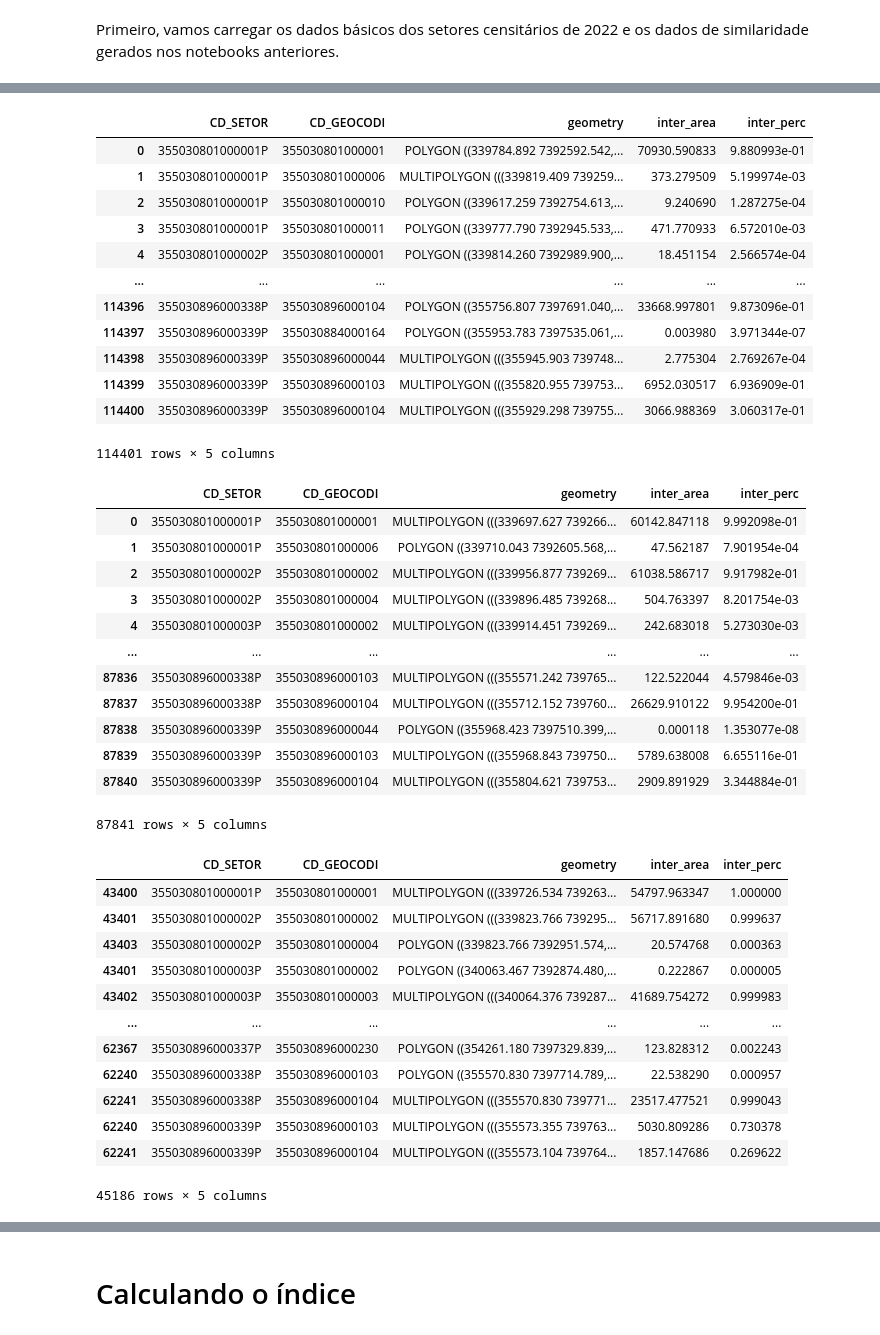
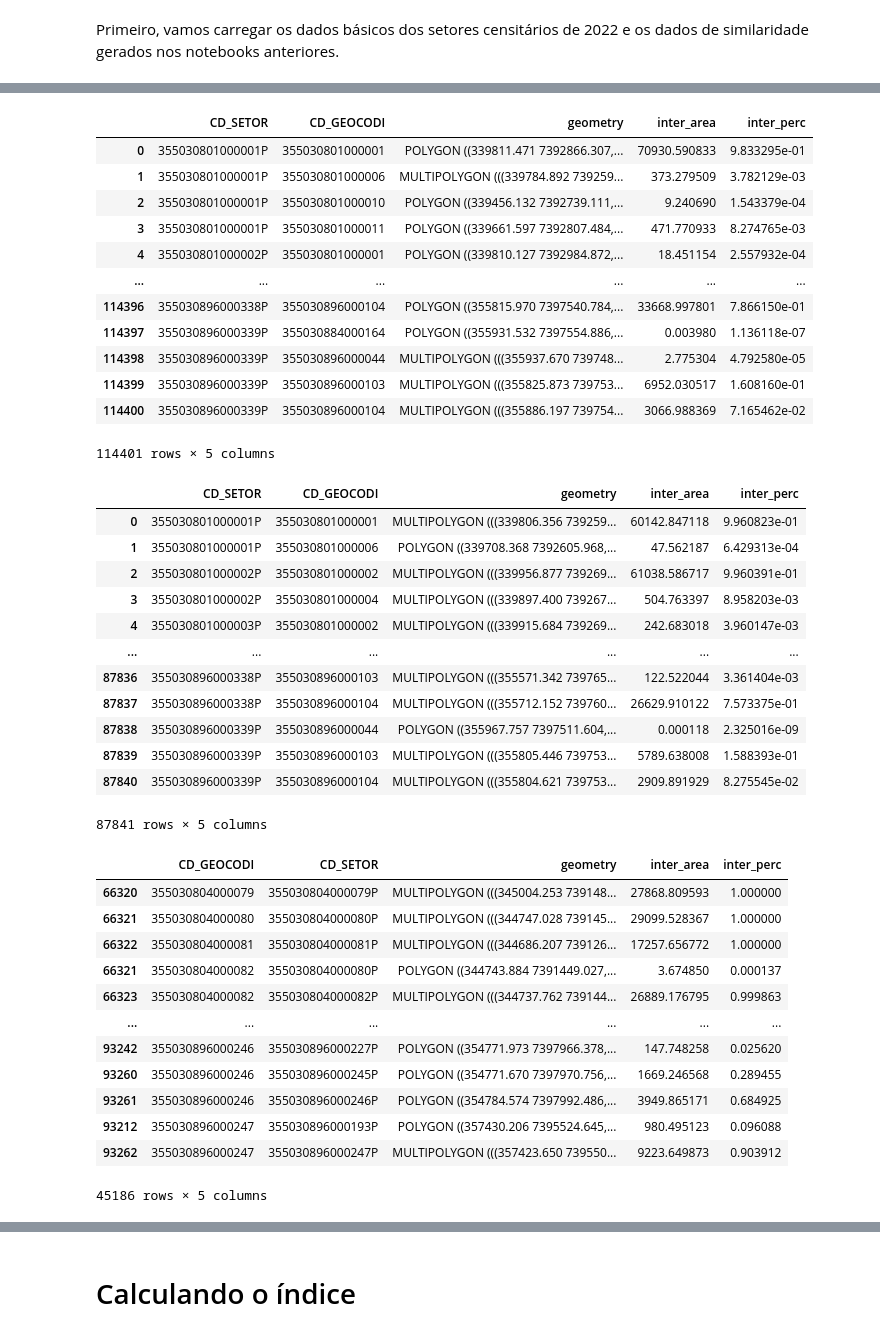
Before and after one commit to sepep-pmsp/compatibilizacao-setores-censitarios, a Jupyter notebook: 07 Impureza de Gini.ipynb, the cells around one changed output, grey strips where cells are left out. Saved outputs shown, nothing was run; the diff lists cells and outputs as text; code cells hidden in the pictures.

```diff
--- a/07 Impureza de Gini.ipynb
+++ b/07 Impureza de Gini.ipynb
@@ -53,55 +66,55 @@ Wall time: 1min 15s
 # %%
-sim_22_path = 'data/01_similarity.parquet'
-sim_22 = gpd.read_parquet(sim_22_path)
-sim_22
+sim_10_path = 'data/01_similarity_10.parquet'
+sim_10 = gpd.read_parquet(sim_10_path)
+sim_10
 # %% [output]
 |  | CD_SETOR | CD_GEOCODI | geometry | inter_area | inter_perc |
-| 0 | 355030801000001P | 355030801000001 | POLYGON ((339784.892 7392592.542,... | 70930.590833 | 9.880993e-01 |
-| 1 | 355030801000001P | 355030801000006 | MULTIPOLYGON (((339819.409 739259... | 373.279509 | 5.199974e-03 |
-| 2 | 355030801000001P | 355030801000010 | POLYGON ((339617.259 7392754.613,... | 9.240690 | 1.287275e-04 |
-| 3 | 355030801000001P | 355030801000011 | POLYGON ((339777.790 7392945.533,... | 471.770933 | 6.572010e-03 |
-| 4 | 355030801000002P | 355030801000001 | POLYGON ((339814.260 7392989.900,... | 18.451154 | 2.566574e-04 |
+| 0 | 355030801000001P | 355030801000001 | POLYGON ((339811.471 7392866.307,... | 70930.590833 | 9.833295e-01 |
+| 1 | 355030801000001P | 355030801000006 | MULTIPOLYGON (((339784.892 739259... | 373.279509 | 3.782129e-03 |
+| 2 | 355030801000001P | 355030801000010 | POLYGON ((339456.132 7392739.111,... | 9.240690 | 1.543379e-04 |
+| 3 | 355030801000001P | 355030801000011 | POLYGON ((339661.597 7392807.484,... | 471.770933 | 8.274765e-03 |
+| 4 | 355030801000002P | 355030801000001 | POLYGON ((339810.127 7392984.872,... | 18.451154 | 2.557932e-04 |
 | ... | ... | ... | ... | ... | ... |
-| 114396 | 355030896000338P | 355030896000104 | POLYGON ((355756.807 7397691.040,... | 33668.997801 | 9.873096e-01 |
-| 114397 | 355030896000339P | 355030884000164 | POLYGON ((355953.783 7397535.061,... | 0.003980 | 3.971344e-07 |
-| 114398 | 355030896000339P | 355030896000044 | MULTIPOLYGON (((355945.903 739748... | 2.775304 | 2.769267e-04 |
-| 114399 | 355030896000339P | 355030896000103 | MULTIPOLYGON (((355820.955 739753... | 6952.030517 | 6.936909e-01 |
-| 114400 | 355030896000339P | 355030896000104 | MULTIPOLYGON (((355929.298 739755... | 3066.988369 | 3.060317e-01 |
+| 114396 | 355030896000338P | 355030896000104 | POLYGON ((355815.970 7397540.784,... | 33668.997801 | 7.866150e-01 |
+| 114397 | 355030896000339P | 355030884000164 | POLYGON ((355931.532 7397554.886,... | 0.003980 | 1.136118e-07 |
+| 114398 | 355030896000339P | 355030896000044 | MULTIPOLYGON (((355937.670 739748... | 2.775304 | 4.792580e-05 |
+| 114399 | 355030896000339P | 355030896000103 | MULTIPOLYGON (((355825.873 739753... | 6952.030517 | 1.608160e-01 |
+| 114400 | 355030896000339P | 355030896000104 | MULTIPOLYGON (((355886.197 739754... | 3066.988369 | 7.165462e-02 |
 114401 rows × 5 columns
 # %%
-sim_viario_22_path = 'data/02_similarity_viario.parquet'
-sim_viario_22 = gpd.read_parquet(sim_viario_22_path)
-sim_viario_22
+sim_viario_10_path = 'data/02_similarity_viario_10.parquet'
+sim_viario_10 = gpd.read_parquet(sim_viario_10_path)
+sim_viario_10
 # %% [output]
 |  | CD_SETOR | CD_GEOCODI | geometry | inter_area | inter_perc |
-| 0 | 355030801000001P | 355030801000001 | MULTIPOLYGON (((339697.627 739266... | 60142.847118 | 9.992098e-01 |
-| 1 | 355030801000001P | 355030801000006 | POLYGON ((339710.043 7392605.568,... | 47.562187 | 7.901954e-04 |
-| 2 | 355030801000002P | 355030801000002 | MULTIPOLYGON (((339956.877 739269... | 61038.586717 | 9.917982e-01 |
-| 3 | 355030801000002P | 355030801000004 | MULTIPOLYGON (((339896.485 739268... | 504.763397 | 8.201754e-03 |
-| 4 | 355030801000003P | 355030801000002 | MULTIPOLYGON (((339914.451 739269... | 242.683018 | 5.273030e-03 |
+| 0 | 355030801000001P | 355030801000001 | MULTIPOLYGON (((339806.356 739259... | 60142.847118 | 9.960823e-01 |
+| 1 | 355030801000001P | 355030801000006 | POLYGON ((339708.368 7392605.968,... | 47.562187 | 6.429313e-04 |
+| 2 | 355030801000002P | 355030801000002 | MULTIPOLYGON (((339956.877 739269... | 61038.586717 | 9.960391e-01 |
+| 3 | 355030801000002P | 355030801000004 | MULTIPOLYGON (((339897.400 739267... | 504.763397 | 8.958203e-03 |
+| 4 | 355030801000003P | 355030801000002 | MULTIPOLYGON (((339915.684 739269... | 242.683018 | 3.960147e-03 |
 | ... | ... | ... | ... | ... | ... |
-| 87836 | 355030896000338P | 355030896000103 | MULTIPOLYGON (((355571.242 739765... | 122.522044 | 4.579846e-03 |
-| 87837 | 355030896000338P | 355030896000104 | MULTIPOLYGON (((355712.152 739760... | 26629.910122 | 9.954200e-01 |
-| 87838 | 355030896000339P | 355030896000044 | POLYGON ((355968.423 7397510.399,... | 0.000118 | 1.353077e-08 |
-| 87839 | 355030896000339P | 355030896000103 | MULTIPOLYGON (((355968.843 739750... | 5789.638008 | 6.655116e-01 |
-| 87840 | 355030896000339P | 355030896000104 | MULTIPOLYGON (((355804.621 739753... | 2909.891929 | 3.344884e-01 |
+| 87836 | 355030896000338P | 355030896000103 | MULTIPOLYGON (((355571.342 739765... | 122.522044 | 3.361404e-03 |
+| 87837 | 355030896000338P | 355030896000104 | MULTIPOLYGON (((355712.152 739760... | 26629.910122 | 7.573375e-01 |
+| 87838 | 355030896000339P | 355030896000044 | POLYGON ((355967.757 7397511.604,... | 0.000118 | 2.325016e-09 |
+| 87839 | 355030896000339P | 355030896000103 | MULTIPOLYGON (((355805.446 739753... | 5789.638008 | 1.588393e-01 |
+| 87840 | 355030896000339P | 355030896000104 | MULTIPOLYGON (((355804.621 739753... | 2909.891929 | 8.275545e-02 |
 87841 rows × 5 columns
 # %%
-sim_double_buff_22_path = 'data/06_similarity_double_buffer.parquet'
-sim_double_buff_22 = gpd.read_parquet(sim_double_buff_22_path)
-sim_double_buff_22
+sim_double_buff_10_path = 'data/06_similarity_double_buffer_10.parquet'
+sim_double_buff_10 = gpd.read_parquet(sim_double_buff_10_path)
+sim_double_buff_10
 # %% [output]
-|  | CD_SETOR | CD_GEOCODI | geometry | inter_area | inter_perc |
-| 43400 | 355030801000001P | 355030801000001 | MULTIPOLYGON (((339726.534 739263... | 54797.963347 | 1.000000 |
-| 43401 | 355030801000002P | 355030801000002 | MULTIPOLYGON (((339823.766 739295... | 56717.891680 | 0.999637 |
-| 43403 | 355030801000002P | 355030801000004 | POLYGON ((339823.766 7392951.574,... | 20.574768 | 0.000363 |
-| 43401 | 355030801000003P | 355030801000002 | POLYGON ((340063.467 7392874.480,... | 0.222867 | 0.000005 |
-| 43402 | 355030801000003P | 355030801000003 | MULTIPOLYGON (((340064.376 739287... | 41689.754272 | 0.999983 |
+|  | CD_GEOCODI | CD_SETOR | geometry | inter_area | inter_perc |
+| 66320 | 355030804000079 | 355030804000079P | MULTIPOLYGON (((345004.253 739148... | 27868.809593 | 1.000000 |
+| 66321 | 355030804000080 | 355030804000080P | MULTIPOLYGON (((344747.028 739145... | 29099.528367 | 1.000000 |
+| 66322 | 355030804000081 | 355030804000081P | MULTIPOLYGON (((344686.207 739126... | 17257.656772 | 1.000000 |
+| 66321 | 355030804000082 | 355030804000080P | POLYGON ((344743.884 7391449.027,... | 3.674850 | 0.000137 |
+| 66323 | 355030804000082 | 355030804000082P | MULTIPOLYGON (((344737.762 739144... | 26889.176795 | 0.999863 |
 | ... | ... | ... | ... | ... | ... |
-| 62367 | 355030896000337P | 355030896000230 | POLYGON ((354261.180 7397329.839,... | 123.828312 | 0.002243 |
-| 62240 | 355030896000338P | 355030896000103 | POLYGON ((355570.830 7397714.789,... | 22.538290 | 0.000957 |
-| 62241 | 355030896000338P | 355030896000104 | MULTIPOLYGON (((355570.830 739771... | 23517.477521 | 0.999043 |
-| 62240 | 355030896000339P | 355030896000103 | MULTIPOLYGON (((355573.355 739763... | 5030.809286 | 0.730378 |
-| 62241 | 355030896000339P | 355030896000104 | MULTIPOLYGON (((355573.104 739764... | 1857.147686 | 0.269622 |
+| 93242 | 355030896000246 | 355030896000227P | POLYGON ((354771.973 7397966.378,... | 147.748258 | 0.025620 |
+| 93260 | 355030896000246 | 355030896000245P | POLYGON ((354771.670 7397970.756,... | 1669.246568 | 0.289455 |
+| 93261 | 355030896000246 | 355030896000246P | POLYGON ((354784.574 7397992.486,... | 3949.865171 | 0.684925 |
+| 93212 | 355030896000247 | 355030896000193P | POLYGON ((357430.206 7395524.645,... | 980.495123 | 0.096088 |
+| 93262 | 355030896000247 | 355030896000247P | MULTIPOLYGON (((357423.650 739550... | 9223.649873 | 0.903912 |
 45186 rows × 5 columns
 # %%
```
Also changed, not shown: parts of 28 cells of this notebook.
